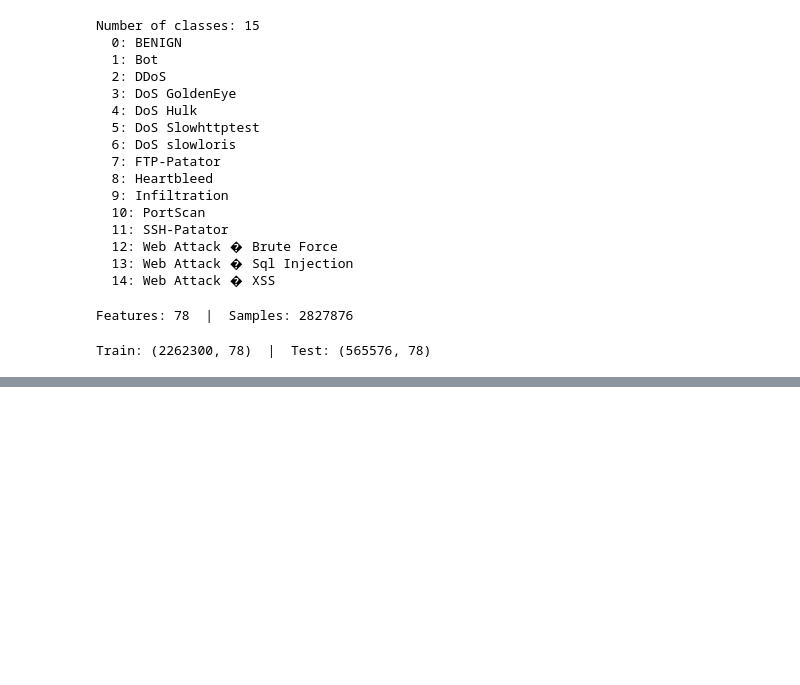
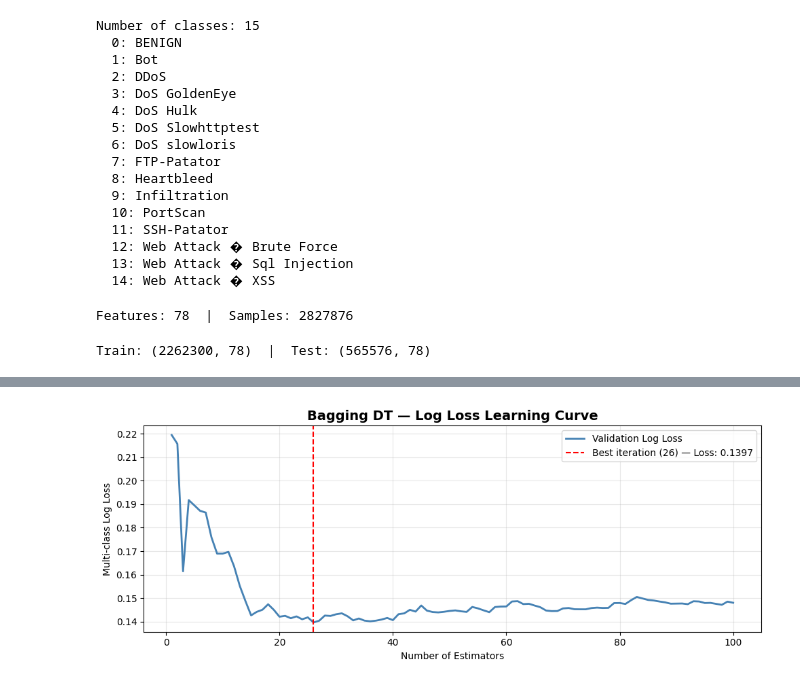
Before and after one commit to yoshbatula/Hybrid-Enhanced-Stacked-Ensemble-for-Network-Intrusion-Detection, a Jupyter notebook: Bagging-DT.ipynb, the cells around one changed output, grey strips where cells are left out. Saved outputs shown, nothing was run; the diff lists cells and outputs as text; code cells hidden in the pictures; blank space fills up the shorter version.

Commit message:
done training the bagging-dt

```diff
--- a/Bagging-DT.ipynb
+++ b/Bagging-DT.ipynb
@@ -200,0 +275,16 @@ Train: (2262300, 78)  |  Test: (565576, 78)
+# %%
+# Plot log loss learning curve
+plt.figure(figsize=(10, 4))
+plt.plot(estimator_counts, staged_logloss, linewidth=2, color='steelblue',
+         label='Validation Log Loss')
+plt.axvline(x=best_ll_iter, color='red', linestyle='--',
+            label=f'Best iteration ({best_ll_iter}) — Loss: {best_ll_val:.4f}')
+plt.title('Bagging DT — Log Loss Learning Curve', fontsize=14, fontweight='bold')
+plt.xlabel('Number of Estimators')
+plt.ylabel('Multi-class Log Loss')
+plt.legend()
+plt.grid(alpha=0.3)
+plt.tight_layout()
+plt.show()
+# %% [output]
+[figure, added]
```
Also changed, not shown: parts of 7 cells of this notebook.
